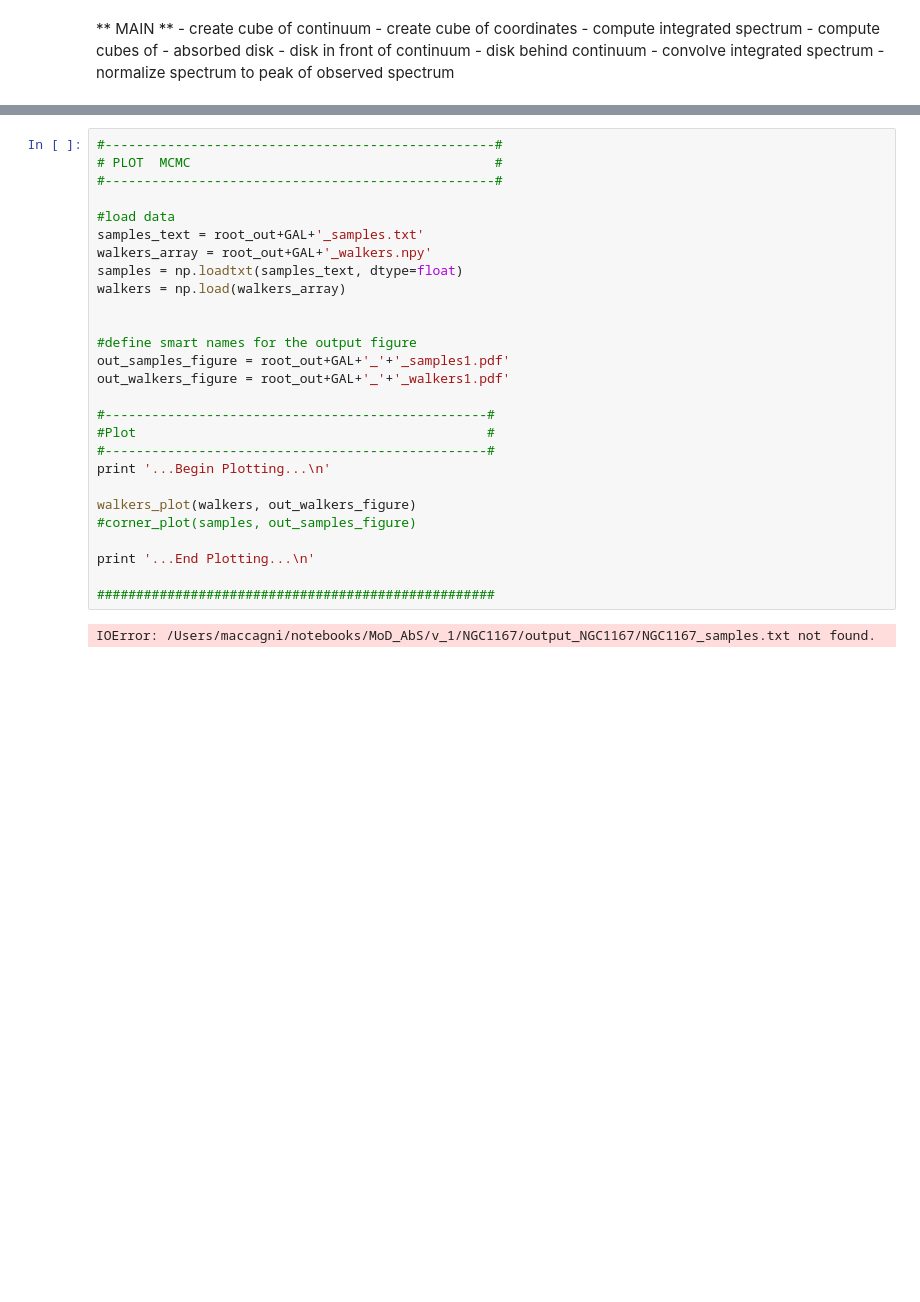
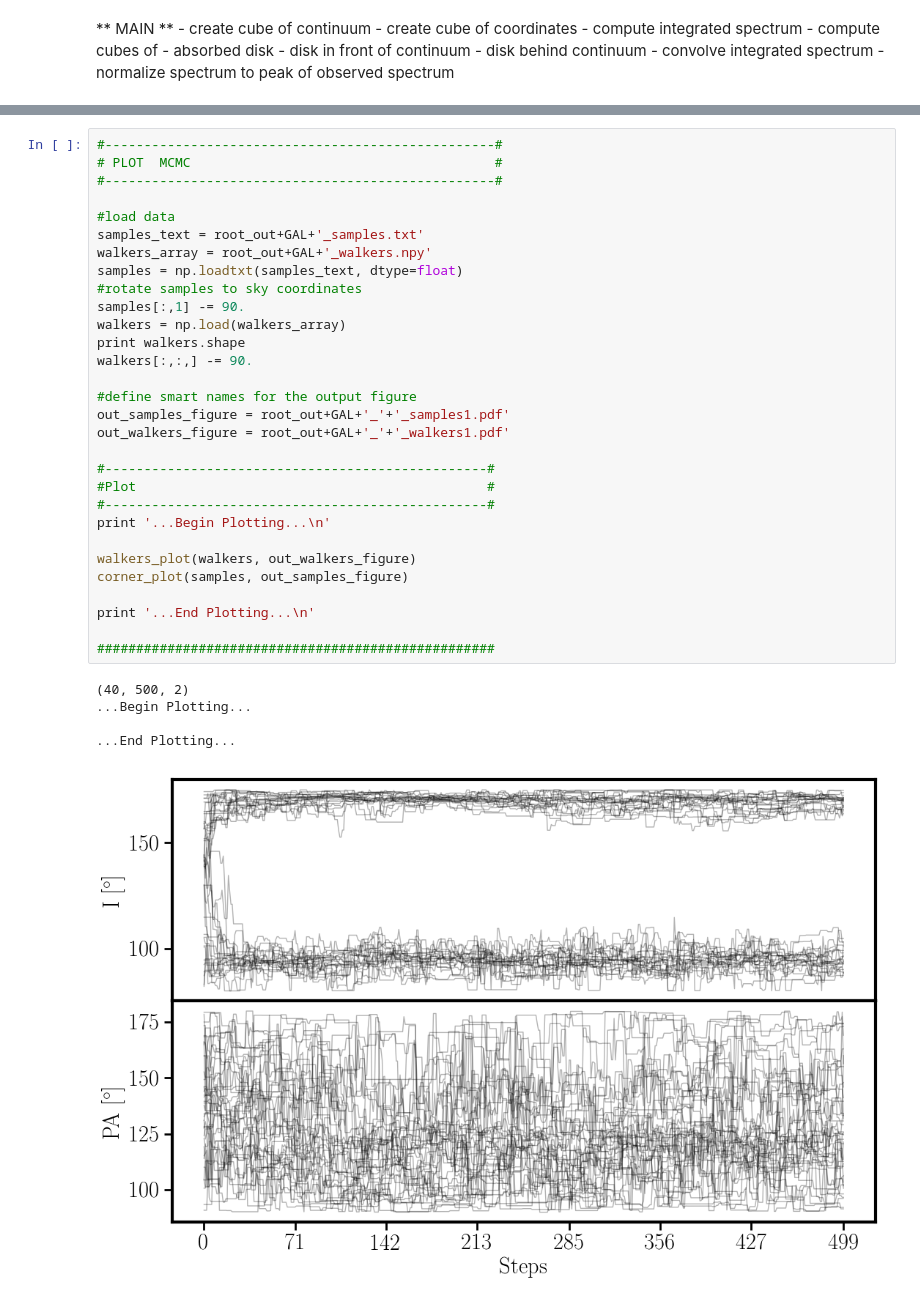
Before and after one commit to Fil8/AbsMod, a Jupyter notebook: MoD_AbS.ipynb, the cells around one changed output, grey strips where cells are left out. Saved outputs shown, nothing was run; the diff lists cells and outputs as text; blank space fills up the shorter version.

Commit message:
updated PA coordinates for all disks and mcmc plots

```diff
--- a/MoD_AbS.ipynb
+++ b/MoD_AbS.ipynb
@@ -1572,29 +1622,36 @@ def corner_plot(samples, out_fig_samples_name):
 # %%
 #--------------------------------------------------#
 # PLOT  MCMC                                       #
 #--------------------------------------------------#
 
 #load data
 samples_text = root_out+GAL+'_samples.txt'
 walkers_array = root_out+GAL+'_walkers.npy'
 samples = np.loadtxt(samples_text, dtype=float)
+#rotate samples to sky coordinates
+samples[:,1] -= 90.
 walkers = np.load(walkers_array)
-
+print walkers.shape
+walkers[:,:,] -= 90.
 
 #define smart names for the output figure
 out_samples_figure = root_out+GAL+'_'+'_samples1.pdf'
 out_walkers_figure = root_out+GAL+'_'+'_walkers1.pdf'
 
 #-------------------------------------------------#
 #Plot                                             #
 #-------------------------------------------------#
 print '...Begin Plotting...\n'
 
 walkers_plot(walkers, out_walkers_figure)
-#corner_plot(samples, out_samples_figure)
+corner_plot(samples, out_samples_figure)
 
 print '...End Plotting...\n'
 
 ###################################################
 # %% [output]
-IOError: /Users/maccagni/notebooks/MoD_AbS/v_1/NGC1167/output_NGC1167/NGC1167_samples.txt not found.
+(40, 500, 2)
+...Begin Plotting...
+
+...End Plotting...
+[figure, added]
```
Also changed, not shown: parts of 9 cells of this notebook.
